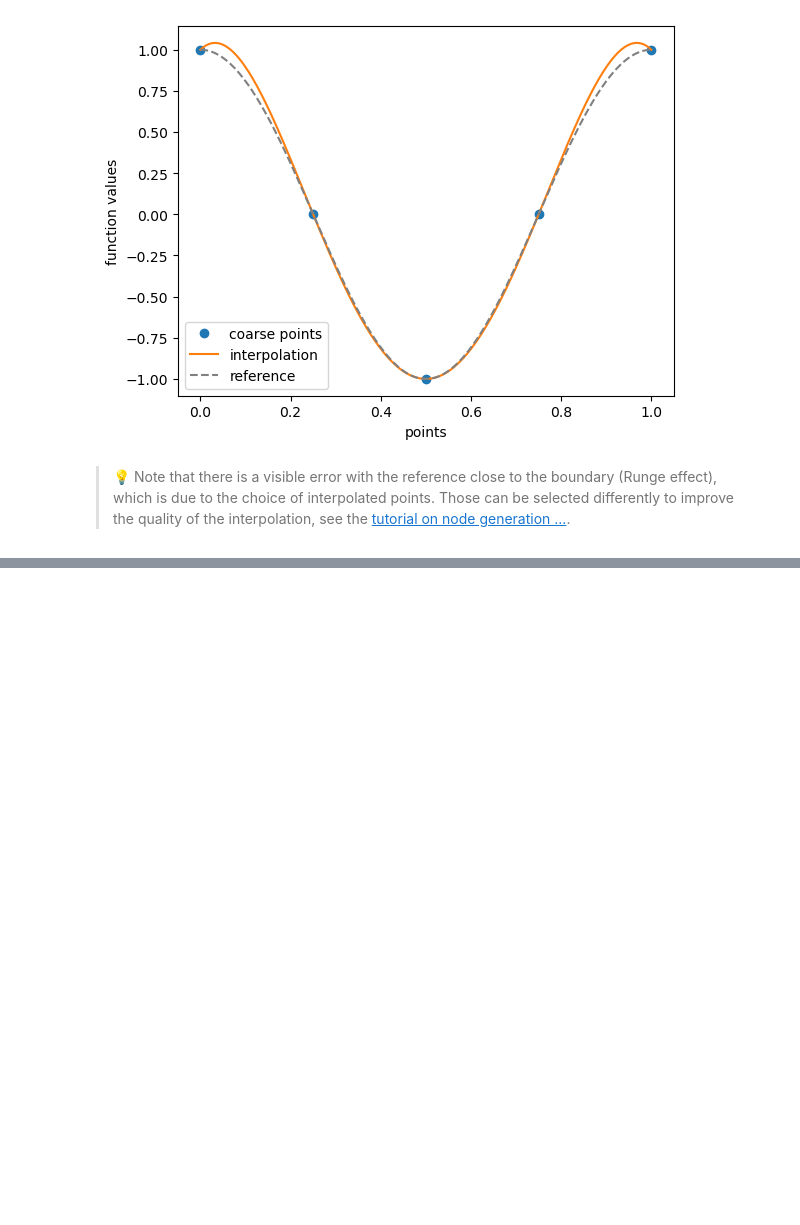
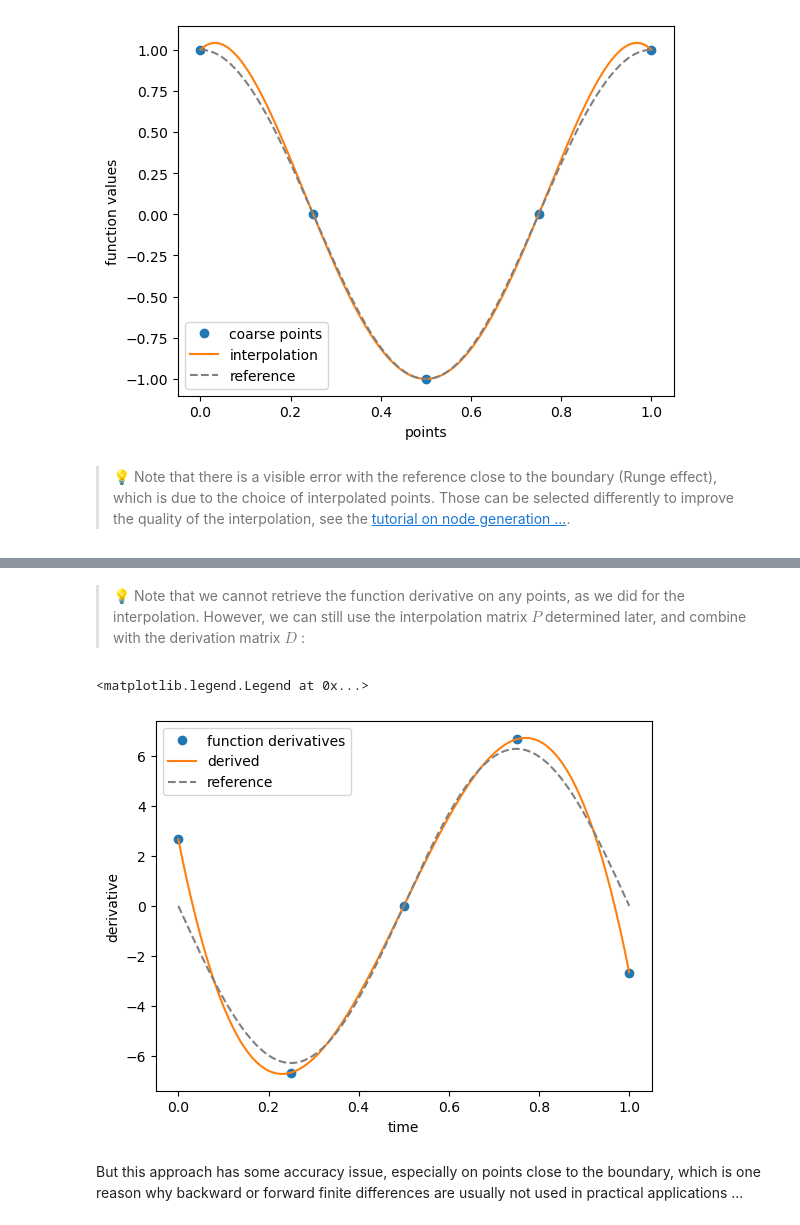
Before and after one commit to Parallel-in-Time/qmat, a Jupyter notebook: docs/notebooks/21_lagrange.ipynb, the cells around one changed output, grey strips where cells are left out. Saved outputs shown, nothing was run; the diff lists cells and outputs as text; code cells hidden in the pictures; blank space fills up the shorter version.

```diff
--- a/docs/notebooks/21_lagrange.ipynb
+++ b/docs/notebooks/21_lagrange.ipynb
@@ -69,0 +103,2 @@ plt.xlabel("points"); plt.ylabel("function values"); plt.legend()
+# %%
+D = approx.getDerivationMatrix()
@@ -69,0 +124,18 @@ plt.xlabel("points"); plt.ylabel("function values"); plt.legend()
+# %% [markdown]
+> 💡 Note that we cannot retrieve the function derivative on any points, as we did for the interpolation. However, we can still use the interpolation matrix $P$ determined later, and combine with the derivation matrix $D$ :
+# %%
+fValues = np.cos(2*np.pi*approx.points)
+
+derived = P @ D @ fValues
+reference = -2*np.pi*np.sin(2*np.pi*finePoints)
+
+# Some plotting for demonstration
+plt.plot(points, D @ fValues, "o", label="function derivatives")
+plt.plot(finePoints, derived, label="derived")
+plt.plot(finePoints, reference, "--", color="gray", label="reference")
+plt.xlabel("time"); plt.ylabel("derivative"); plt.legend()
+# %% [output]
+<matplotlib.legend.Legend at 0x...>
+[figure, added]
+# %% [markdown]
+But this approach has some accuracy issue, especially on points close to the boundary, which is one reason why backward or forward finite differences are usually not used in practical applications ...
```
Also changed, not shown: parts of 25 cells of this notebook.
